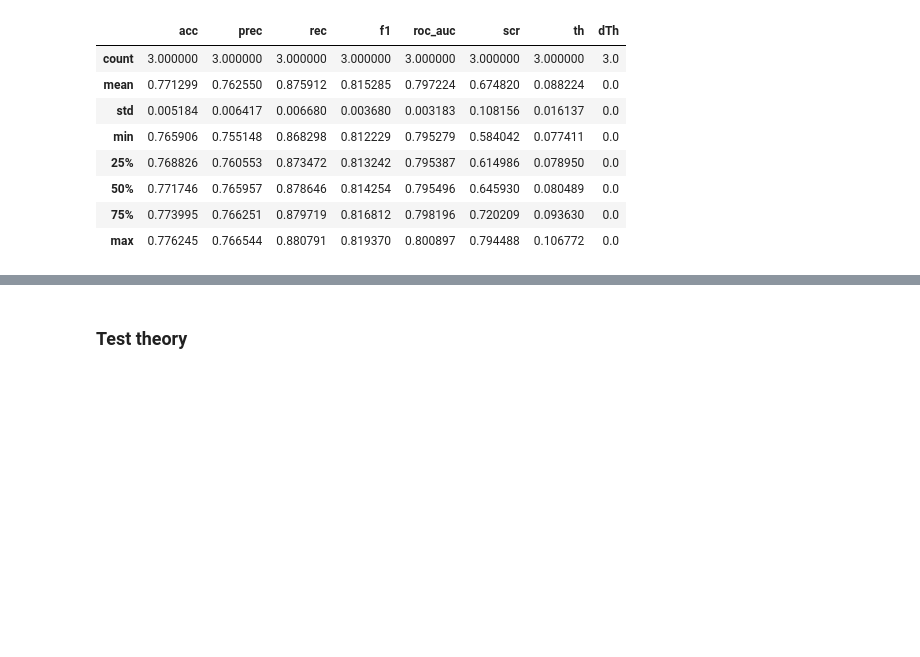
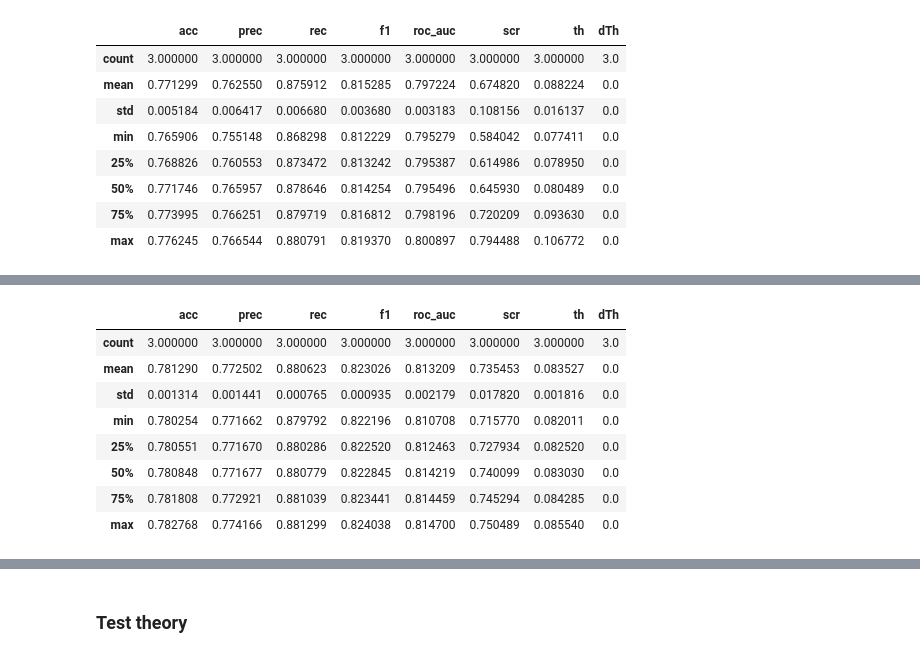
Before and after one commit to almaslov/idao2019, a Jupyter notebook: 09_foi.ipynb, the cells around one changed output, grey strips where cells are left out. Drawn from its saved outputs; the diff is of its cells as text; code cells hidden in the pictures; blank space fills up the shorter version.

```diff
--- a/09_foi.ipynb
+++ b/09_foi.ipynb
@@ -234,4 +216,33 @@ feature_importance
 74 rows × 1 columns
+# %%
+err_x_cols = ['Err_X[%i]' % i for i in range(N_STATIONS)]
+err_y_cols = ['Err_Y[%i]' % i for i in range(N_STATIONS)]
+err_z_cols = ['Err_Z[%i]' % i for i in range(N_STATIONS)]
+err_xy_cols = err_x_cols + err_y_cols
+err_xyz_cols = err_xy_cols + err_z_cols
+ez = np.array([15270., 16470., 17670., 18870.])
+
+def add_errs(data, features):
+    for err_col, e_col, col in zip (err_xy_cols, exy_cols, xy_cols):
+        data.loc[:, err_col] = data[e_col].values - data[col].values
+
+    for i in range(4):
+        data.loc[:, err_z_cols[i]] = ez[i] - data[z_cols[i]].values
+
+    features += err_xyz_cols
+
+df_scores, feature_importance = cross_validate(train, n_estimators=60, n_splits=3, n_rows=100000, transformer_cls=DataTransformer)
+display(df_scores.describe())
+# %% [output]
+|  | acc | prec | rec | f1 | roc_auc | scr | th | dTh |
+| count | 3.000000 | 3.000000 | 3.000000 | 3.000000 | 3.000000 | 3.000000 | 3.000000 | 3.0 |
+| mean | 0.781290 | 0.772502 | 0.880623 | 0.823026 | 0.813209 | 0.735453 | 0.083527 | 0.0 |
+| std | 0.001314 | 0.001441 | 0.000765 | 0.000935 | 0.002179 | 0.017820 | 0.001816 | 0.0 |
+| min | 0.780254 | 0.771662 | 0.879792 | 0.822196 | 0.810708 | 0.715770 | 0.082011 | 0.0 |
+| 25% | 0.780551 | 0.771670 | 0.880286 | 0.822520 | 0.812463 | 0.727934 | 0.082520 | 0.0 |
+| 50% | 0.780848 | 0.771677 | 0.880779 | 0.822845 | 0.814219 | 0.740099 | 0.083030 | 0.0 |
+| 75% | 0.781808 | 0.772921 | 0.881039 | 0.823441 | 0.814459 | 0.745294 | 0.084285 | 0.0 |
+| max | 0.782768 | 0.774166 | 0.881299 | 0.824038 | 0.814700 | 0.750489 | 0.085540 | 0.0 |
 # %%
 def add_mse(data, features):
 #     dxy = (data.loc[:, xy_cols].values - data.loc[:, exy_cols].values) / data.loc[:, dx_cols + dy_cols].values / 2.
```
Also changed, not shown: parts of 8 cells of this notebook.
